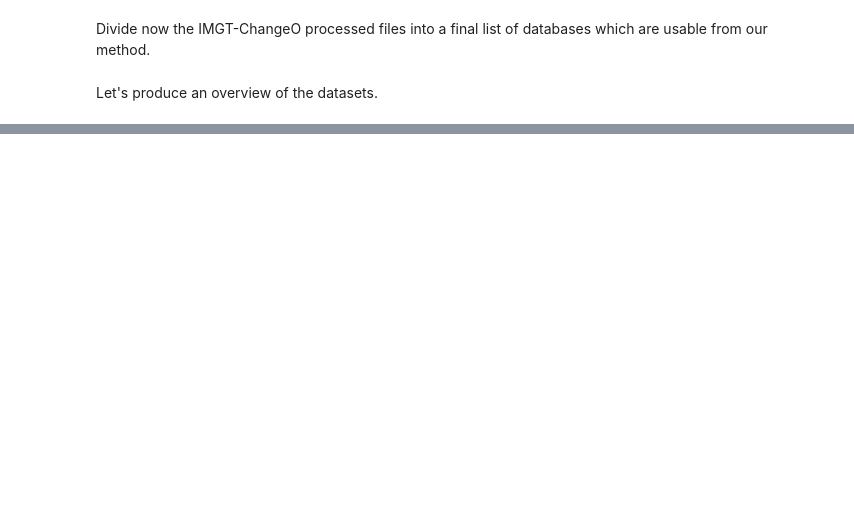
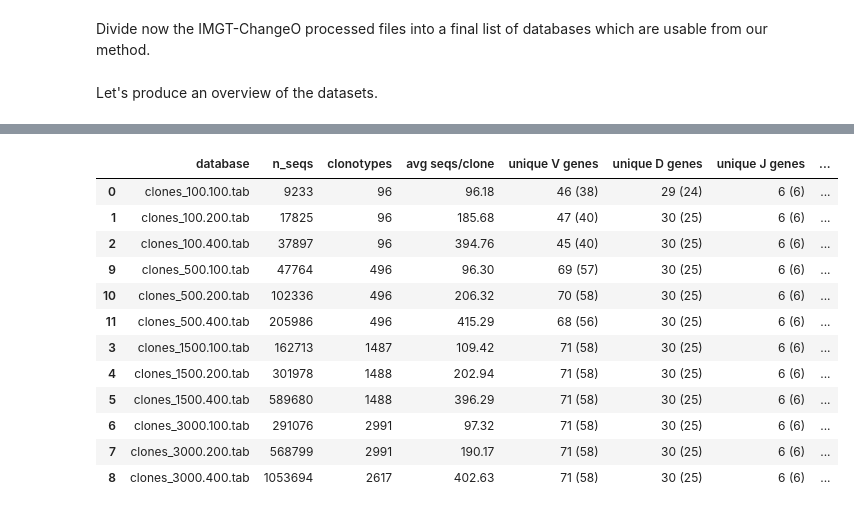
Before and after one commit to slipguru/icing, a Jupyter notebook: notebooks/artificial_data_generation.ipynb, the cells around one changed output, grey strips where cells are left out. Saved outputs shown, nothing was run; the diff lists cells and outputs as text; code cells hidden in the pictures; blank space fills up the shorter version.

```diff
--- a/notebooks/artificial_data_generation.ipynb
+++ b/notebooks/artificial_data_generation.ipynb
@@ -158,0 +208,7 @@ sorted_df.to_latex("/home/fede/Dropbox/projects/icing/cibb17/dataset_table.tex",
+# %%
+sorted_df['unique V genes'] = ['%d (%d)' % (a,b) for a, b in zip(sorted_df['unique V genes'],
+                                                        sorted_df['unique functional V genes'])]
+sorted_df['unique D genes'] = ['%d (%d)' % (a,b) for a, b in zip(sorted_df['unique D genes'],
+                                                        sorted_df['unique functional D genes'])]
+sorted_df['unique J genes'] = ['%d (%d)' % (a,b) for a, b in zip(sorted_df['unique J genes'],
+                                                        sorted_df['unique functional J genes'])]
@@ -158,0 +220,16 @@ sorted_df.to_latex("/home/fede/Dropbox/projects/icing/cibb17/dataset_table.tex",
+# %%
+sorted_df
+# %% [output]
+|  | database | n_seqs | clonotypes | avg seqs/clone | unique V genes | unique D genes | unique J genes | ... |
+| 0 | clones_100.100.tab | 9233 | 96 | 96.18 | 46 (38) | 29 (24) | 6 (6) | ... |
+| 1 | clones_100.200.tab | 17825 | 96 | 185.68 | 47 (40) | 30 (25) | 6 (6) | ... |
+| 2 | clones_100.400.tab | 37897 | 96 | 394.76 | 45 (40) | 30 (25) | 6 (6) | ... |
+| 9 | clones_500.100.tab | 47764 | 496 | 96.30 | 69 (57) | 30 (25) | 6 (6) | ... |
+| 10 | clones_500.200.tab | 102336 | 496 | 206.32 | 70 (58) | 30 (25) | 6 (6) | ... |
+| 11 | clones_500.400.tab | 205986 | 496 | 415.29 | 68 (56) | 30 (25) | 6 (6) | ... |
+| 3 | clones_1500.100.tab | 162713 | 1487 | 109.42 | 71 (58) | 30 (25) | 6 (6) | ... |
+| 4 | clones_1500.200.tab | 301978 | 1488 | 202.94 | 71 (58) | 30 (25) | 6 (6) | ... |
+| 5 | clones_1500.400.tab | 589680 | 1488 | 396.29 | 71 (58) | 30 (25) | 6 (6) | ... |
+| 6 | clones_3000.100.tab | 291076 | 2991 | 97.32 | 71 (58) | 30 (25) | 6 (6) | ... |
+| 7 | clones_3000.200.tab | 568799 | 2991 | 190.17 | 71 (58) | 30 (25) | 6 (6) | ... |
+| 8 | clones_3000.400.tab | 1053694 | 2617 | 402.63 | 71 (58) | 30 (25) | 6 (6) | ... |
```
Also changed, not shown: parts of 16 cells of this notebook, 3 other files.
